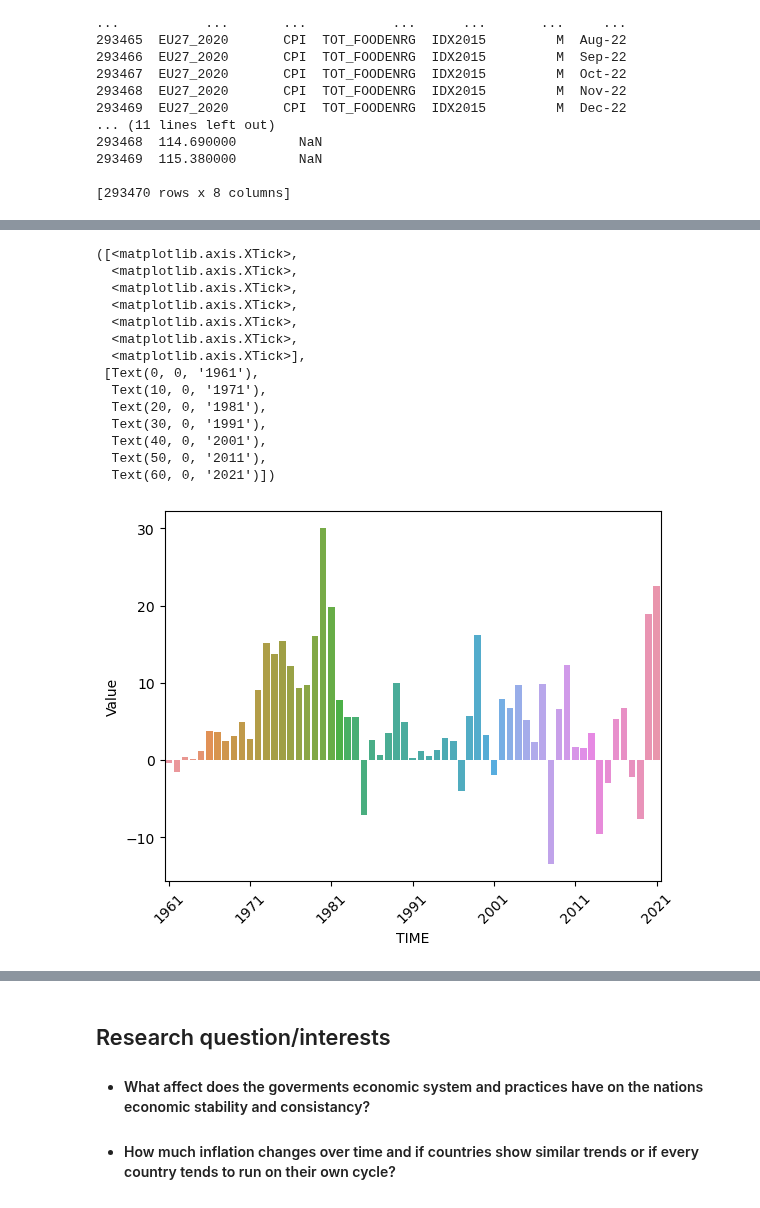
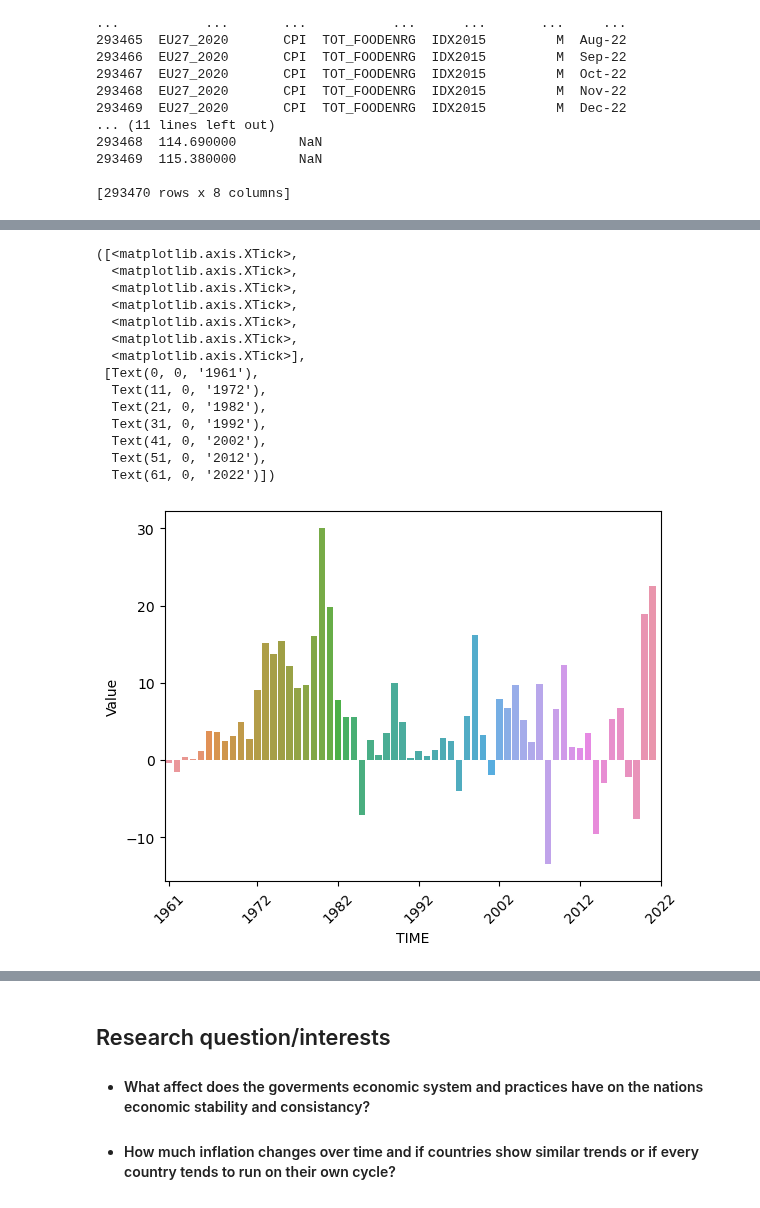
Before and after one commit to ubco-W2022T2-data301/project-group-group19, a Jupyter notebook: analysis/analysis1.ipynb, the cells around one changed output, grey strips where cells are left out. Cells and saved outputs as stored; diff of their text form; code cells hidden in the pictures.

```diff
--- a/analysis/analysis1.ipynb
+++ b/analysis/analysis1.ipynb
@@ -31,5 +31,6 @@ print(df)
 df.isna().sum()
 dfclean=df.drop(columns=["Flag Codes", "FREQUENCY"])
 #Flag codes is the only column with NaN is not important for our purpose, neither is Frequency
+dfclean=dfclean.drop(dfclean.index[6075:293470])
 print(dfclean)
 # %% [output]
@@ -69,24 +73,24 @@ dfenergy.reset_index()
 # %%
 df_enrg_CAN= dfenergy.loc[dfclean['LOCATION']=="CAN"]
 df_enrg_CAN.reset_index()
-df_enrg_CAN_sub=df_enrg_CAN.loc[518:578]
 
 CAN_sub_plot=sns.barplot(data=df_enrg_CAN_sub, x=df_enrg_CAN_sub['TIME'], y=df_enrg_CAN_sub['Value'])
 CAN_sub_plot.set_xticklabels(CAN_sub_plot.get_xticklabels(range(20)), rotation=45)
-plt.xticks([0, 10, 20,30,40,50,60], ['1961', '1971', '1981','1991','2001', '2011', '2021'])
+plt.xticks([0, 11, 21,31,41,51,61], ['1961','1972', '1982','1992','2002', '2012', '2022'])
+#Canadas CPI of energy from 1961-2022
 # %% [output]
 ([<matplotlib.axis.XTick>,
   <matplotlib.axis.XTick>,
   <matplotlib.axis.XTick>,
   <matplotlib.axis.XTick>,
   <matplotlib.axis.XTick>,
   <matplotlib.axis.XTick>,
   <matplotlib.axis.XTick>],
  [Text(0, 0, '1961'),
-  Text(10, 0, '1971'),
-  Text(20, 0, '1981'),
-  Text(30, 0, '1991'),
-  Text(40, 0, '2001'),
-  Text(50, 0, '2011'),
-  Text(60, 0, '2021')])
+  Text(11, 0, '1972'),
+  Text(21, 0, '1982'),
+  Text(31, 0, '1992'),
+  Text(41, 0, '2002'),
+  Text(51, 0, '2012'),
+  Text(61, 0, '2022')])
-[figure, old version]
+[figure, new version]
```
Also changed, not shown: parts of 5 cells of this notebook.
